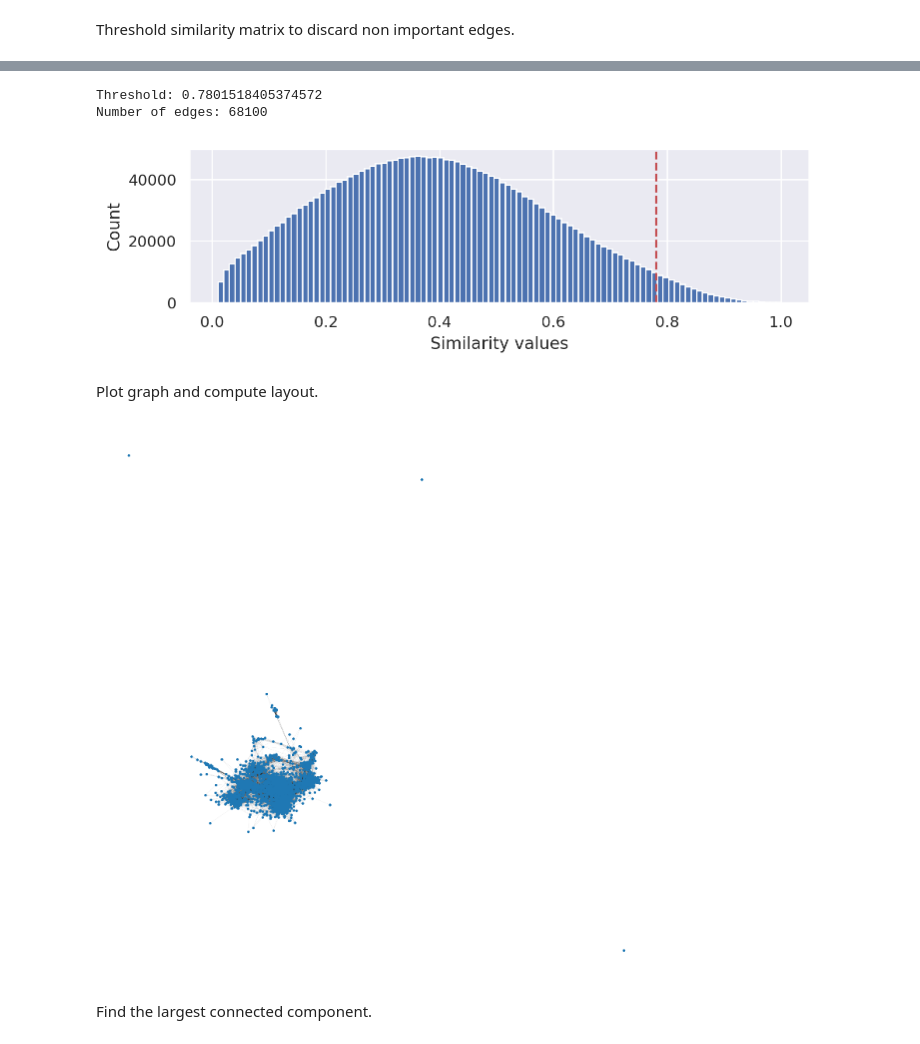
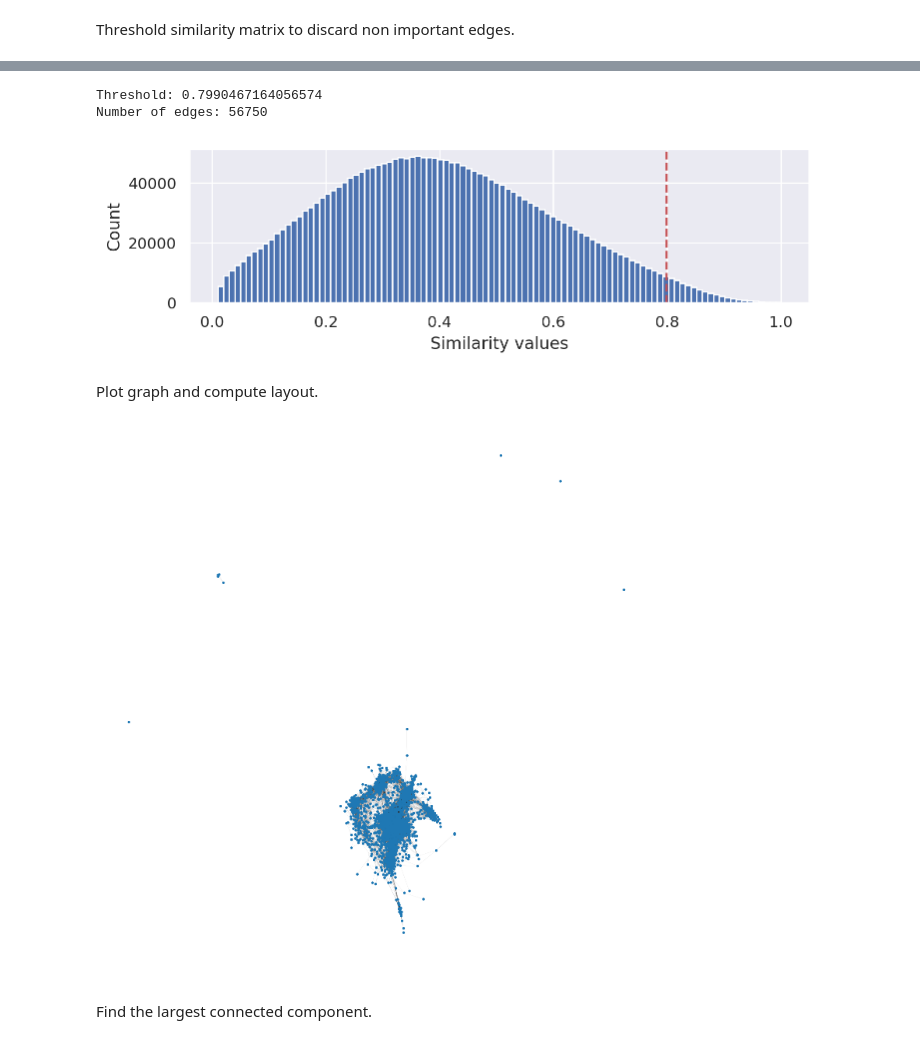
Before and after one commit to rafardzp/NLP-Project, a Jupyter notebook: Notebooks/main.ipynb, the cells around one changed output, grey strips where cells are left out. Cells and saved outputs as stored; diff of their text form; code cells hidden in the pictures.

```diff
--- a/Notebooks/main.ipynb
+++ b/Notebooks/main.ipynb
@@ -471,23 +468,23 @@ Number of edges per node: 1117.268281938326
 # %%
-n_edges_per_node = 30
+n_edges_per_node = 25
 
 n_edges = n_edges_per_node * n_nodes
 sorted_sim = np.sort(S.data)[::-1]
 thr = sorted_sim[n_edges]
 
 print(f"Threshold: {thr}")
 print(f"Number of edges: {n_edges}")
 
 plt.figure(figsize=(8, 2))
 plt.hist(S.data, bins=100)
 plt.axvline(thr, linestyle='--', color='r')
 plt.xlabel('Similarity values')
 plt.ylabel('Count')
 plt.show()
 # %% [output]
-Threshold: 0.7801518405374572
-Number of edges: 68100
+Threshold: 0.7990467164056574
+Number of edges: 56750
-[figure, old version]
+[figure, new version]
 # %%
 S.data = np.where(S.data < thr, 0, S.data)
 S.eliminate_zeros()
@@ -500,7 +497,7 @@ positions = nx.spring_layout(G, iterations=50, seed=0)
 plt.figure(figsize=(7,7))
 nx.draw(G, positions, node_size=2, width=0.02)
 # %% [output]
-[figure, old version]
+[figure, new version]
 # %% [markdown]
 Find the largest connected component.
 # %%
```
Also changed, not shown: parts of 13 cells of this notebook.
